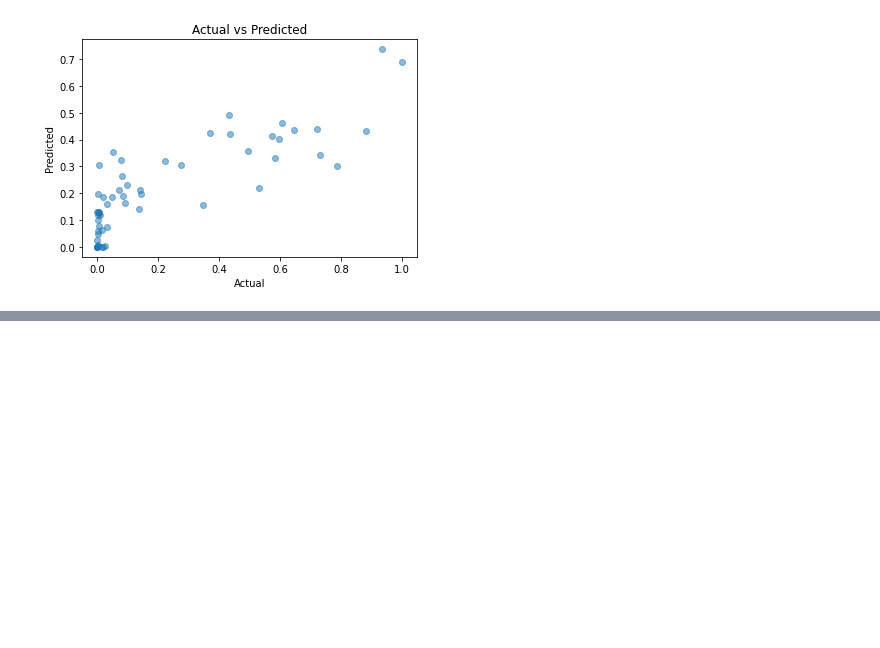
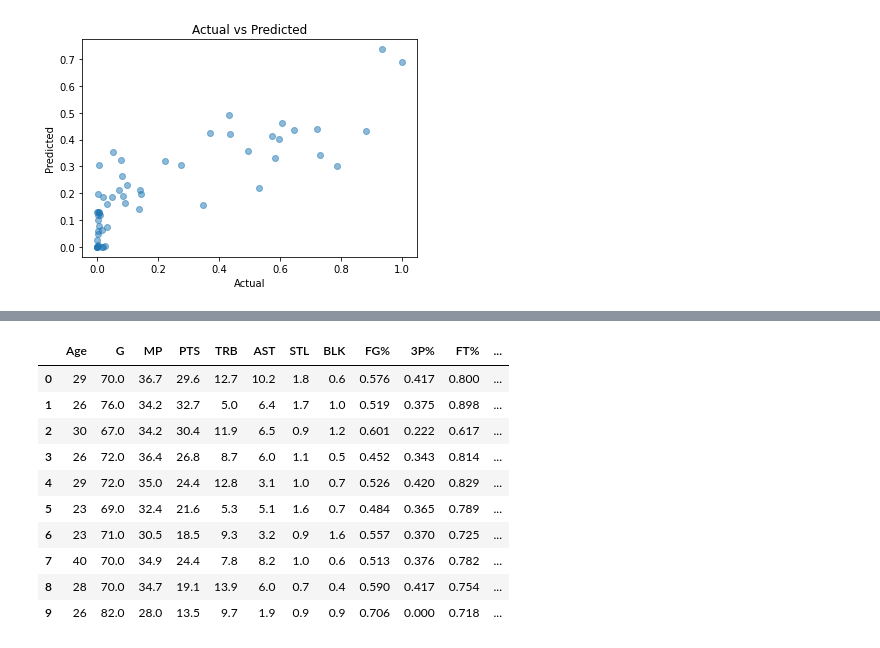
Before and after one commit to gohsoonhao/NBAMVP, a Jupyter notebook: nba_mvp_ml.ipynb, the cells around one changed output, grey strips where cells are left out. Saved outputs shown, nothing was run; the diff lists cells and outputs as text; code cells hidden in the pictures; blank space fills up the shorter version.

```diff
--- a/nba_mvp_ml.ipynb
+++ b/nba_mvp_ml.ipynb
@@ -472,0 +513,14 @@ plt.show()
+# %%
+player_stats
+# %% [output]
+|  | Age | G | MP | PTS | TRB | AST | STL | BLK | FG% | 3P% | FT% | ... |
+| 0 | 29 | 70.0 | 36.7 | 29.6 | 12.7 | 10.2 | 1.8 | 0.6 | 0.576 | 0.417 | 0.800 | ... |
+| 1 | 26 | 76.0 | 34.2 | 32.7 | 5.0 | 6.4 | 1.7 | 1.0 | 0.519 | 0.375 | 0.898 | ... |
+| 2 | 30 | 67.0 | 34.2 | 30.4 | 11.9 | 6.5 | 0.9 | 1.2 | 0.601 | 0.222 | 0.617 | ... |
+| 3 | 26 | 72.0 | 36.4 | 26.8 | 8.7 | 6.0 | 1.1 | 0.5 | 0.452 | 0.343 | 0.814 | ... |
+| 4 | 29 | 72.0 | 35.0 | 24.4 | 12.8 | 3.1 | 1.0 | 0.7 | 0.526 | 0.420 | 0.829 | ... |
+| 5 | 23 | 69.0 | 32.4 | 21.6 | 5.3 | 5.1 | 1.6 | 0.7 | 0.484 | 0.365 | 0.789 | ... |
+| 6 | 23 | 71.0 | 30.5 | 18.5 | 9.3 | 3.2 | 0.9 | 1.6 | 0.557 | 0.370 | 0.725 | ... |
+| 7 | 40 | 70.0 | 34.9 | 24.4 | 7.8 | 8.2 | 1.0 | 0.6 | 0.513 | 0.376 | 0.782 | ... |
+| 8 | 28 | 70.0 | 34.7 | 19.1 | 13.9 | 6.0 | 0.7 | 0.4 | 0.590 | 0.417 | 0.754 | ... |
+| 9 | 26 | 82.0 | 28.0 | 13.5 | 9.7 | 1.9 | 0.9 | 0.9 | 0.706 | 0.000 | 0.718 | ... |
```
Also changed, not shown: parts of 5 cells of this notebook.
